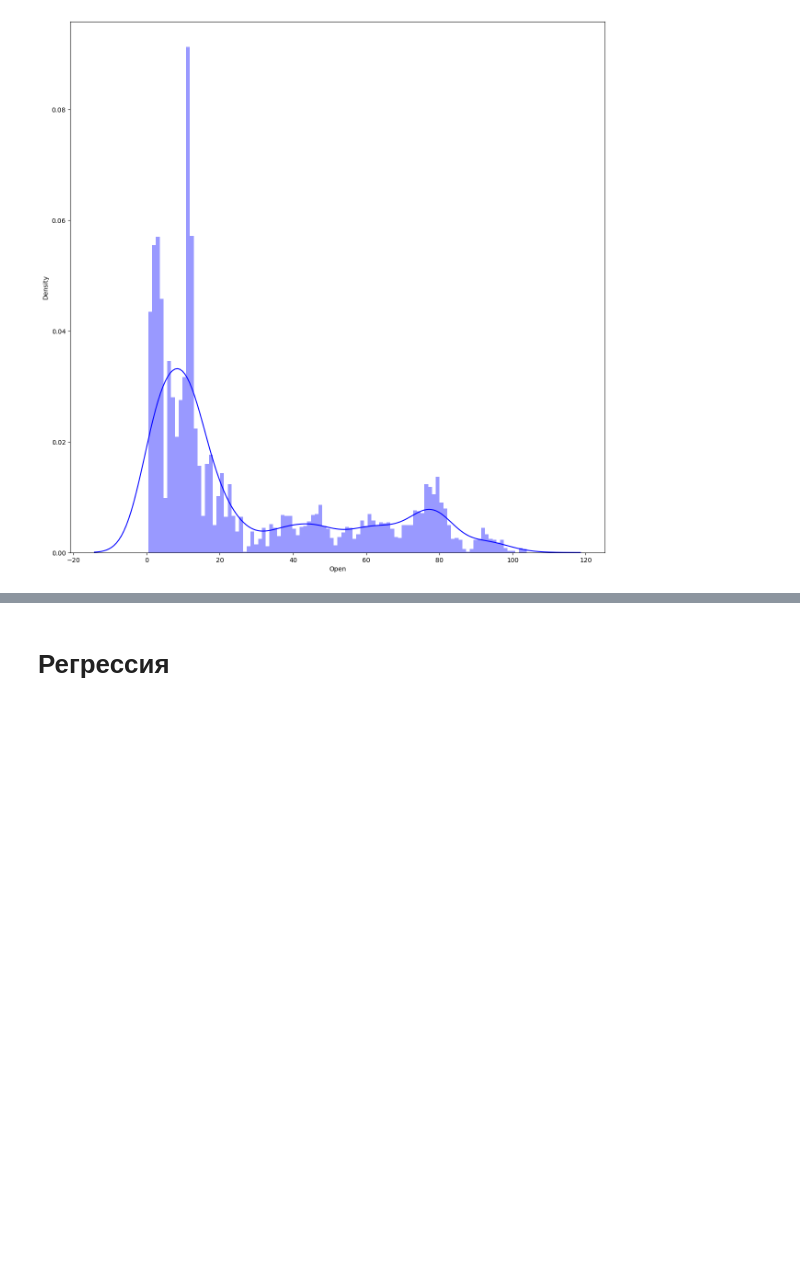
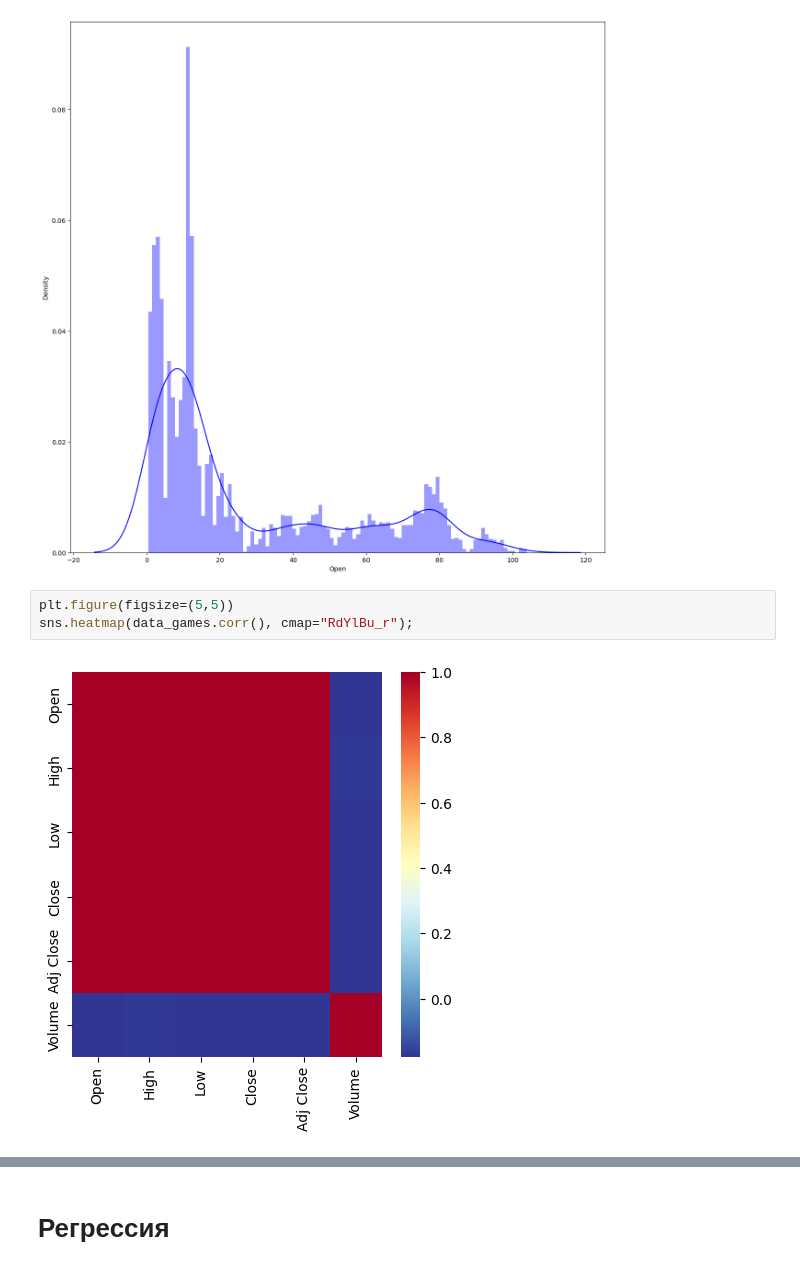
Before and after one commit to aelante/itmo_ml_course, a Jupyter notebook: ML_course_Latypova_task01.ipynb, the cells around one changed output, grey strips where cells are left out. Saved outputs shown, nothing was run; the diff lists cells and outputs as text; blank space fills up the shorter version.

```diff
--- a/ML_course_Latypova_task01.ipynb
+++ b/ML_course_Latypova_task01.ipynb
@@ -99,4 +99,9 @@ sns.distplot(data_games['Open'], bins=100, color='b')
 # %% [output]
 <Axes: xlabel='Open', ylabel='Density'>
 [figure]
+# %%
+plt.figure(figsize=(5,5))
+sns.heatmap(data_games.corr(), cmap="RdYlBu_r");
+# %% [output]
+[figure, added]
 # %% [markdown]
```
Also changed, not shown: parts of 10 cells of this notebook.
